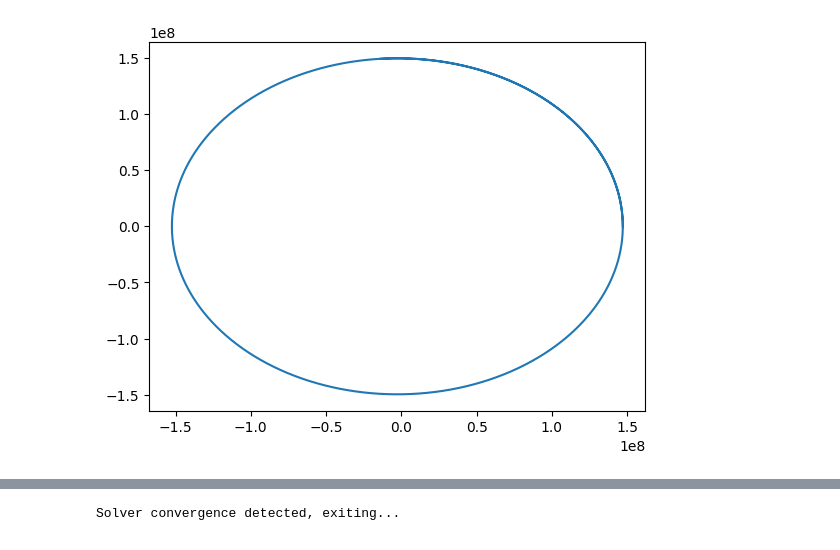
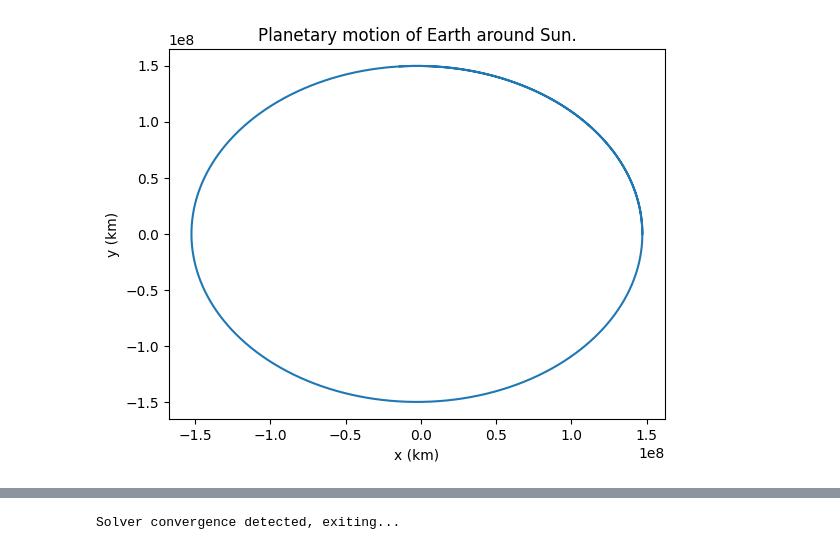
Before and after one commit to csch7/Computational-Physics, a Jupyter notebook: Homework_04.ipynb, the cells around one changed output, grey strips where cells are left out. Drawn from its saved outputs; the diff is of its cells as text; code cells hidden in the pictures.

```diff
--- a/Homework_04.ipynb
+++ b/Homework_04.ipynb
@@ -5,61 +10,46 @@ The equation for planetary motion is: $$\begin{align}F=\frac{GmM}{r^2}\text{, wh
 # %%
-
-
-#@title
 from scipy.integrate import ode
 from scipy.integrate import RK45
 import numpy as np
 import matplotlib.pyplot as plt
 
 
-#@title
-# create derivatives function
-
+# Function for calculating positions and velocities using the equations derived above.
 def func(t, z):
-  gm = 1.327E11
-  y = z
-  val = (y[0]*y[0] + y[2]*y[2])**-1.5
-  A = gm*val*-1
+  gm = 1.327E11 # Constant G*M
+  denom = (z[0]**2 + z[2]**2)**-1.5
   dydt = np.zeros((4,))
-  dydt[0] = y[1]
-  dydt[1] = y[0] #-1*gm*val
-  dydt[1] = dydt[1]*A
-  dydt[2] = y[3]
-  dydt[3] = y[2] #-1*gm*val
-  dydt[3] = dydt[3]*A
+  dydt[0] = z[1]
+  dydt[1] = -1*gm*z[0]*denom
+  dydt[2] = z[3]
+  dydt[3] = -1*gm*z[2]*denom
   return dydt
 
-# initial conditions
-z0_x = 147.1E6
-z0_vx = 0
-z0_y = 0
-z0_vy = 30.3
-z0=[z0_x,z0_vx,z0_y,z0_vy]
 
-# setup solver
+# FIRST EXPERIMENT
+xi = 147103686 # Initially, earth is at perihelion (91.4*10^6 miles = 147.1*10^6 km)
+vxi = 0      # Initially, x-velocity is 0
+yi = 0       # Since earth at perihelion, there is no y-location
+vyi = 30.28   # Earth velocity at perihelion
 t0 = 0
 t_bound = 100000000
 rtol=0.01
-maxsteps= 20000 #np.inf
-solver = RK45(func, t0, z0, t_bound, max_step=maxsteps,rtol=rtol)
-
-
-
-#@title
-t_ = []
-y_ = []
+maxsteps= 20000
+solver = RK45(func, t0, [xi, vxi, yi, vyi], t_bound, max_step=maxsteps,rtol=rtol)
+ts = []
+ys = []
 for i in np.arange(2000):
   solver.step()
-  t_.append(solver.t)
-  y_.append(solver.y)
-
-# collect results
-y_0 = [y[0] for y in y_]
-y_1 = [y[1] for y in y_]
-y_2 = [y[2] for y in y_]
-y_3 = [y[3] for y in y_]
-
-plt.plot(y_0, y_2)
+  ts.append(solver.t)
+  ys.append(solver.y)
+y0 = [y[0] for y in ys]
+y1 = [y[1] for y in ys]
+y2 = [y[2] for y in ys]
+y3 = [y[3] for y in ys]
+plt.plot(y0, y2)
+plt.xlabel('x (km)')
+plt.ylabel('y (km)')
+plt.title('Planetary motion of Earth around Sun.')
 plt.show()
 # %% [output]
-[figure, old version]
+[figure, new version]
```
Also changed, not shown: parts of 7 cells of this notebook.
